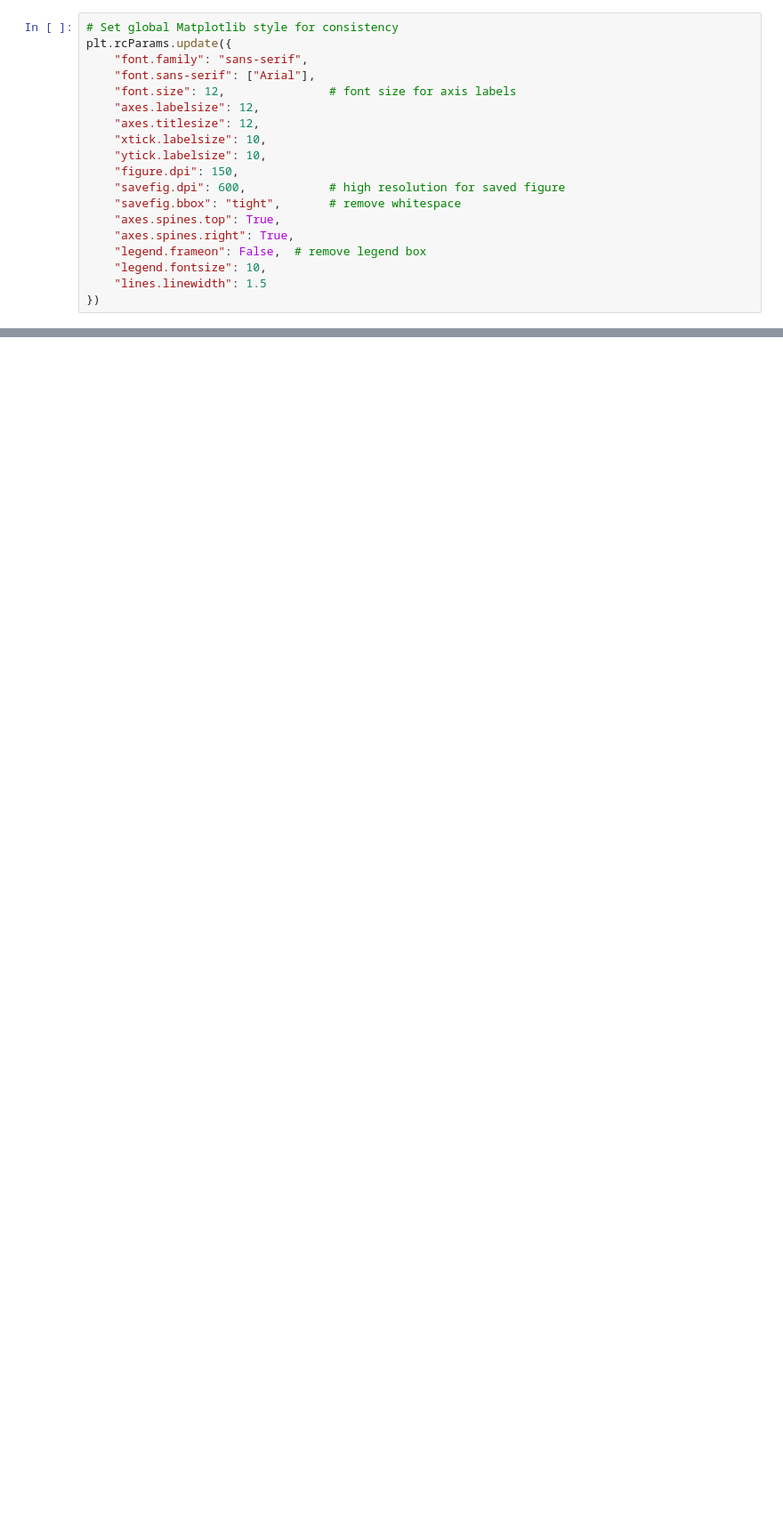
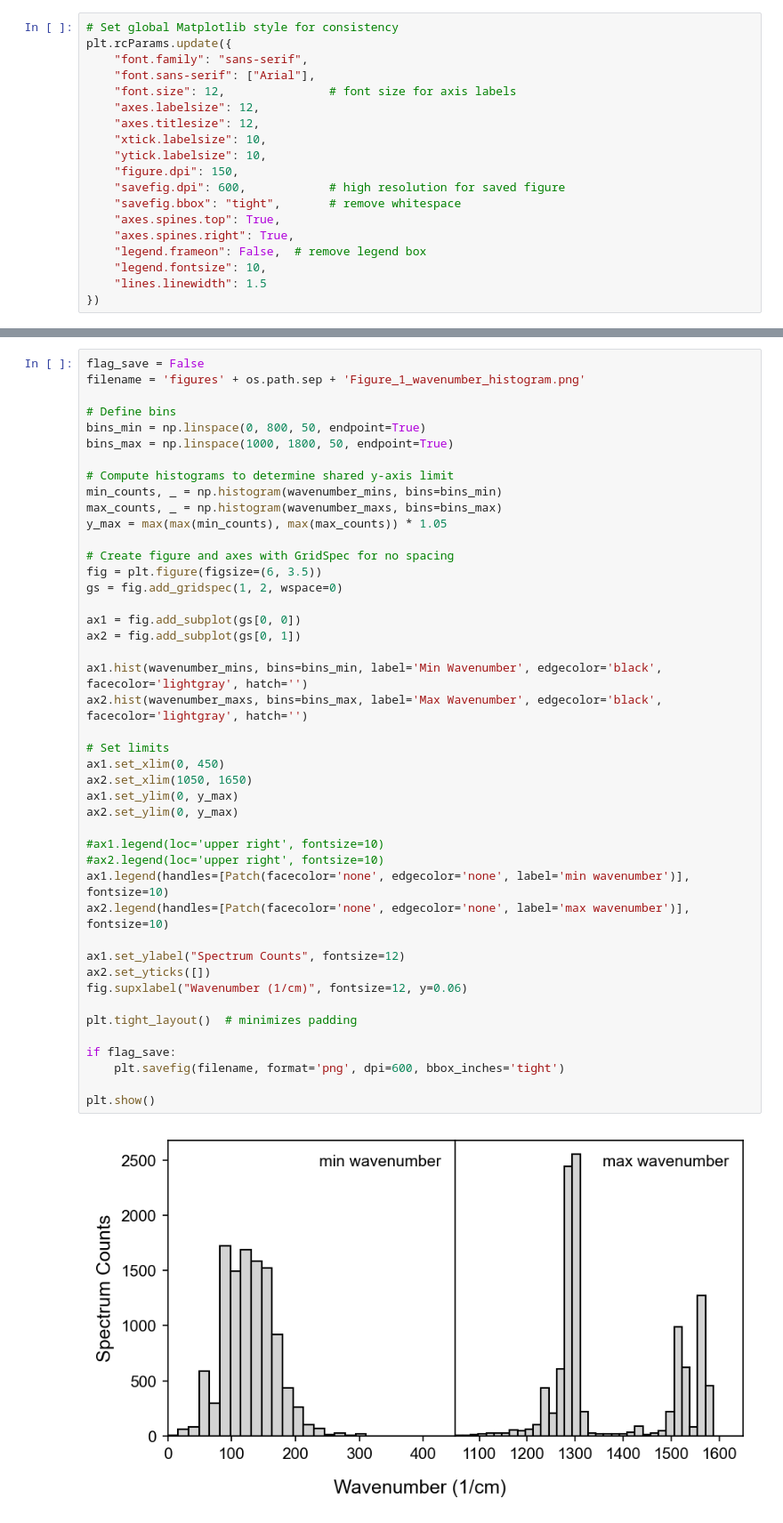
Before and after one commit to dvanhoesen/raman_prediction, a Jupyter notebook: Figures.ipynb, the cells around one changed output, grey strips where cells are left out. Shown: that part at 89% size. Saved outputs shown, nothing was run; the diff lists cells and outputs as text; blank space fills up the shorter version.

```diff
--- a/Figures.ipynb
+++ b/Figures.ipynb
@@ -53,0 +233,46 @@ create_figure(x, y, size_x=4, size_y=3, xlabel='Test X Label', ylabel='Test Y La
+# %%
+flag_save = False
+filename = 'figures' + os.path.sep + 'Figure_1_wavenumber_histogram.png'
+
+# Define bins
+bins_min = np.linspace(0, 800, 50, endpoint=True)
+bins_max = np.linspace(1000, 1800, 50, endpoint=True)
+
+# Compute histograms to determine shared y-axis limit
+min_counts, _ = np.histogram(wavenumber_mins, bins=bins_min)
+max_counts, _ = np.histogram(wavenumber_maxs, bins=bins_max)
+y_max = max(max(min_counts), max(max_counts)) * 1.05
+
+# Create figure and axes with GridSpec for no spacing
+fig = plt.figure(figsize=(6, 3.5))
+gs = fig.add_gridspec(1, 2, wspace=0)
+
+ax1 = fig.add_subplot(gs[0, 0])
+ax2 = fig.add_subplot(gs[0, 1])
+
+ax1.hist(wavenumber_mins, bins=bins_min, label='Min Wavenumber', edgecolor='black', facecolor='lightgray', hatch='')
+ax2.hist(wavenumber_maxs, bins=bins_max, label='Max Wavenumber', edgecolor='black', facecolor='lightgray', hatch='')
+
+# Set limits
+ax1.set_xlim(0, 450)
+ax2.set_xlim(1050, 1650)
+ax1.set_ylim(0, y_max)
+ax2.set_ylim(0, y_max)
+
+#ax1.legend(loc='upper right', fontsize=10)
+#ax2.legend(loc='upper right', fontsize=10)
+ax1.legend(handles=[Patch(facecolor='none', edgecolor='none', label='min wavenumber')], fontsize=10)
+ax2.legend(handles=[Patch(facecolor='none', edgecolor='none', label='max wavenumber')], fontsize=10)
+
+ax1.set_ylabel("Spectrum Counts", fontsize=12)
+ax2.set_yticks([])
+fig.supxlabel("Wavenumber (1/cm)", fontsize=12, y=0.06)
+
+plt.tight_layout()  # minimizes padding
+
+if flag_save:
+    plt.savefig(filename, format='png', dpi=600, bbox_inches='tight')
+
+plt.show()
+# %% [output]
+[figure, added]
```
Also changed, not shown: parts of 15 cells of this notebook, 14 other files.
